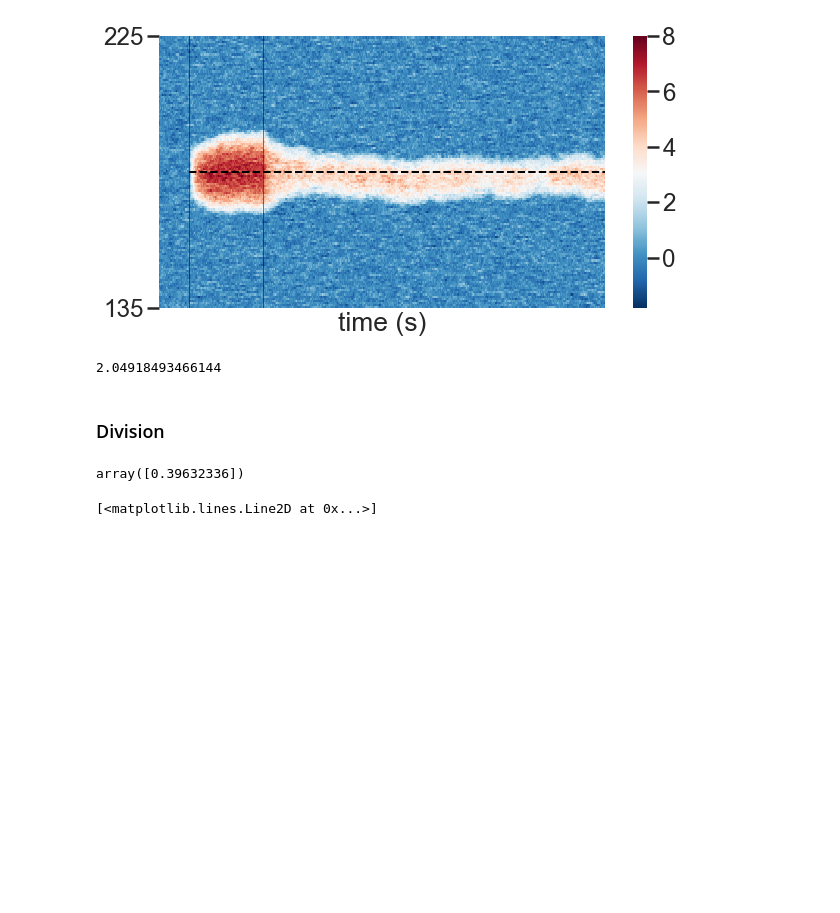
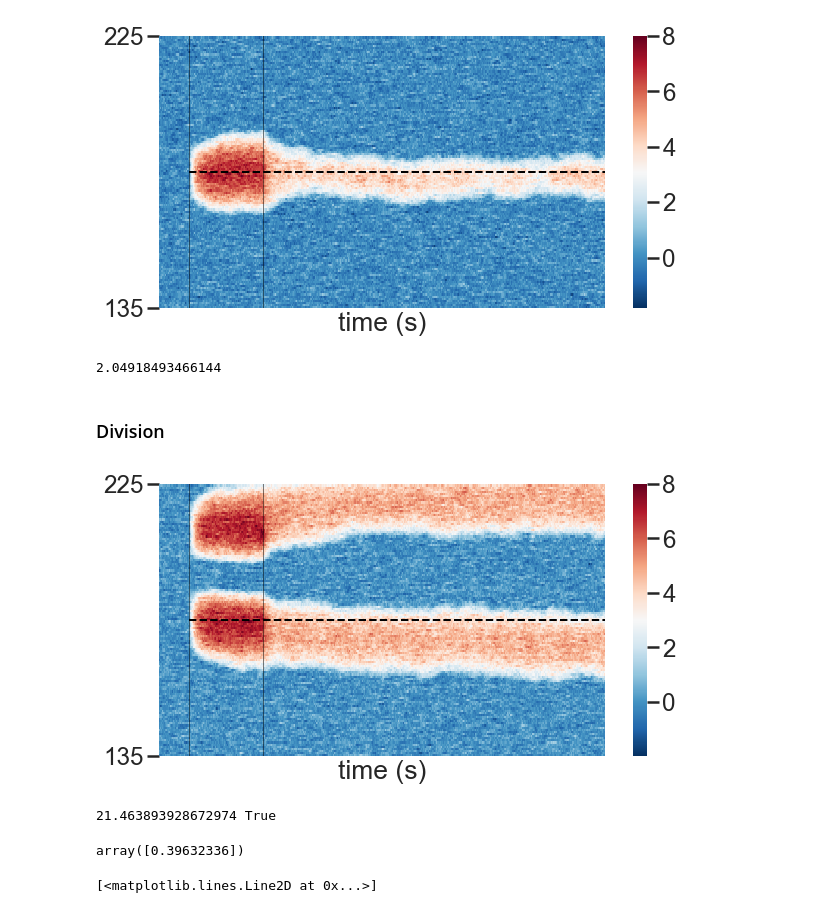
Before and after one commit to davidbestue/bump_att_misd, a Jupyter notebook: analysis_misd.ipynb, the cells around one changed output. Cells and saved outputs as stored; diff of their text form; code cells hidden in the pictures; blank space fills up the shorter version.

```diff
--- a/analysis_misd.ipynb
+++ b/analysis_misd.ipynb
@@ -51,13 +51,16 @@ abs_180_bias
 # %% [markdown]
 ### Division
 # %%
-an = model(totalTime=1500, targ_onset=100, angle_target_i=180, presentation_period=250, angle_separation=60, tauE=9, tauI=4,
+an = model(totalTime=1500, targ_onset=100, angle_target_i=180, presentation_period=250, angle_separation=30, tauE=9, tauI=4,
            n_stims=2, I0E=0.1, I0I=0.5, GEE=0.025, GEI=0.019, GIE=0.01 , GII=0.1, sigE=1.1, sigI=1.9, kappa_E=300, kappa_I=30,
            kappa_stim=75, N=512, plot_connectivity=False, plot_rate=False, plot_hm=True , plot_fit=False)
 
 abs_180_bias = abs(an[2]) ## 180-decode_rE(RE) measured that way
 active = an[3]
 print(abs_180_bias, active)
+# %% [output]
+[figure, added]
+21.463893928672974 True
 # %%
 an[4][256]
 # %% [output]
```
Also changed, not shown: 1 other file.
